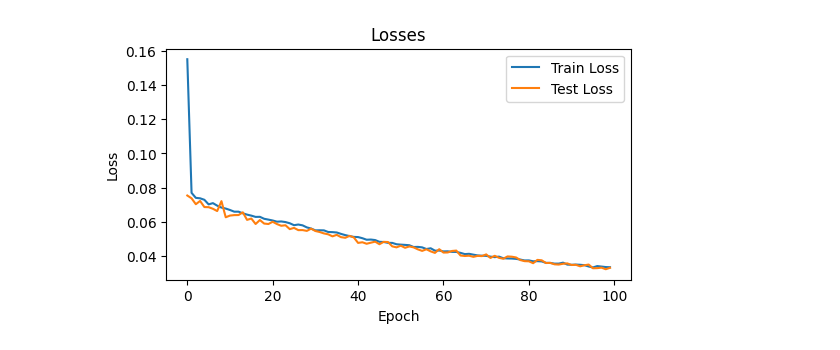
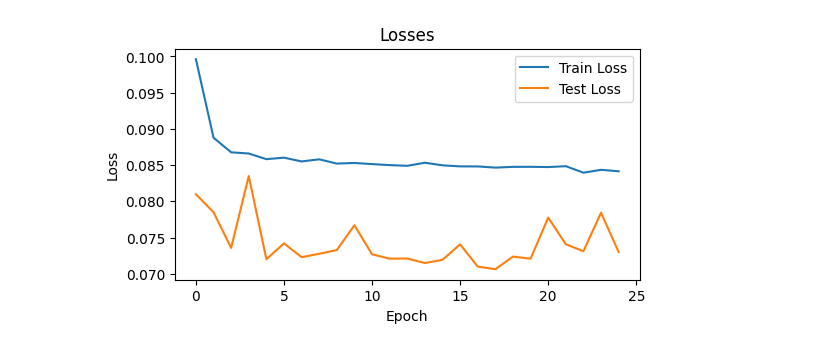
Before and after one commit to Team-Optima/predicta-predication, a Jupyter notebook: models/torch-lstm-1.ipynb, the cells around one changed output. Cells and saved outputs as stored; diff of their text form; code cells hidden in the pictures.

```diff
--- a/models/torch-lstm-1.ipynb
+++ b/models/torch-lstm-1.ipynb
@@ -170,20 +106,14 @@ print(np.array(X_list_final).shape)
 # %%
 device = torch.device('cuda' if torch.cuda.is_available() else 'cpu')
-X = np.concatenate(X_list, axis=0).to(device)
-y = np.concatenate(y_list, axis=0).to(device)
+X = np.concatenate(X_list, axis=0)
+y = np.concatenate(y_list, axis=0)
 
 # Split into train and test sets
-X_train, X_test, y_train, y_test = train_test_split(
-    X, y, test_size=0.2, random_state=42)
+# X_train, X_test, y_train, y_test = train_test_split(
+#     X, y, test_size=0.2)
+num_samples = X.shape[0]  # Number of samples in your dataset
+split_index = int(num_samples * (1 - 0.2))  # Calculate index for 80% of the data
 
-# Convert to PyTorch tensors
-X_train_tensor = torch.tensor(X_train, dtype=torch.float32)
-y_train_tensor = torch.tensor(y_train, dtype=torch.float32)
-X_test_tensor = torch.tensor(X_test, dtype=torch.float32)
-y_test_tensor = torch.tensor(y_test, dtype=torch.float32)
-
-# Create DataLoader
-train_dataset = TensorDataset(X_train_tensor, y_train_tensor)
-test_dataset = TensorDataset(X_test_tensor, y_test_tensor)
-train_loader = DataLoader(train_dataset, batch_size=32, shuffle=True)
-test_loader = DataLoader(test_dataset, batch_size=32, shuffle=False)
+# Split the data at the calculated index
+X_train, X_test = X[:split_index], X[split_index:]
+y_train, y_test = y[:split_index], y[split_index:]
@@ -191,0 +120,6 @@ AttributeError: 'numpy.ndarray' object has no attribute 'to'
+# %%
+# Convert to PyTorch tensors
+X_train_tensor = torch.tensor(X_train, dtype=torch.float32).to(device)
+y_train_tensor = torch.tensor(y_train, dtype=torch.float32).to(device)
+X_test_tensor = torch.tensor(X_test, dtype=torch.float32).to(device)
+y_test_tensor = torch.tensor(y_test, dtype=torch.float32).to(device)
@@ -222,16 +162,16 @@ class LSTMModel(nn.Module):
 
         self.lstm = nn.LSTM(input_size, hidden_layer_size,
                             num_layers=num_layers, dropout=dropout, batch_first=True)
+        self.dropout = nn.Dropout(dropout)  # Dropout layer before the fully connected layer
         self.fc = nn.Linear(hidden_layer_size, output_size)
 
     def forward(self, x):
-        h0 = torch.zeros(self.num_layers, x.size(
-            0), self.hidden_layer_size).to(x.device)
-        c0 = torch.zeros(self.num_layers, x.size(
-            0), self.hidden_layer_size).to(x.device)
+        h0 = torch.zeros(self.num_layers, x.size(0), self.hidden_layer_size).to(x.device)
+        c0 = torch.zeros(self.num_layers, x.size(0), self.hidden_layer_size).to(x.device)
 
         out, _ = self.lstm(x, (h0, c0))
-        out = self.fc(out[:, -1, :])
+        out = self.dropout(out[:, -1, :])  # Apply dropout to the output of the LSTM layer
+        out = self.fc(out)
         return out
 # %%
 def train_model(model, criterion, optimizer, dataloader):
@@ -307,11 +249,11 @@ num_layers = 2
 dropout = 0.5
 
 model = LSTMModel(input_size, hidden_layer_size,
-                  output_size, num_layers, dropout)
+                  output_size, num_layers, dropout).to(device)
 loss_function = nn.MSELoss()
 optimizer = torch.optim.Adam(model.parameters(), lr=0.001, weight_decay=0.0001)
 # %%
 model, train_losses, test_losses = model_fit(
-    model, loss_function, optimizer, train_loader, test_loader, num_epochs=100, checkpoint=5, patience=15)
+    model, loss_function, optimizer, train_loader, test_loader, num_epochs=25, checkpoint=5, patience=10)
 plot_losses(train_losses, test_losses)
 # %% [output]
@@ -338,4 +265,4 @@ Epoch 100/100: Train Loss = 0.0332, Test Loss = 0.0329
-[figure, old version]
+[figure, new version]
 # %%
 from datetime import datetime, timedelta
 
```
Also changed, not shown: parts of 27 cells of this notebook.
